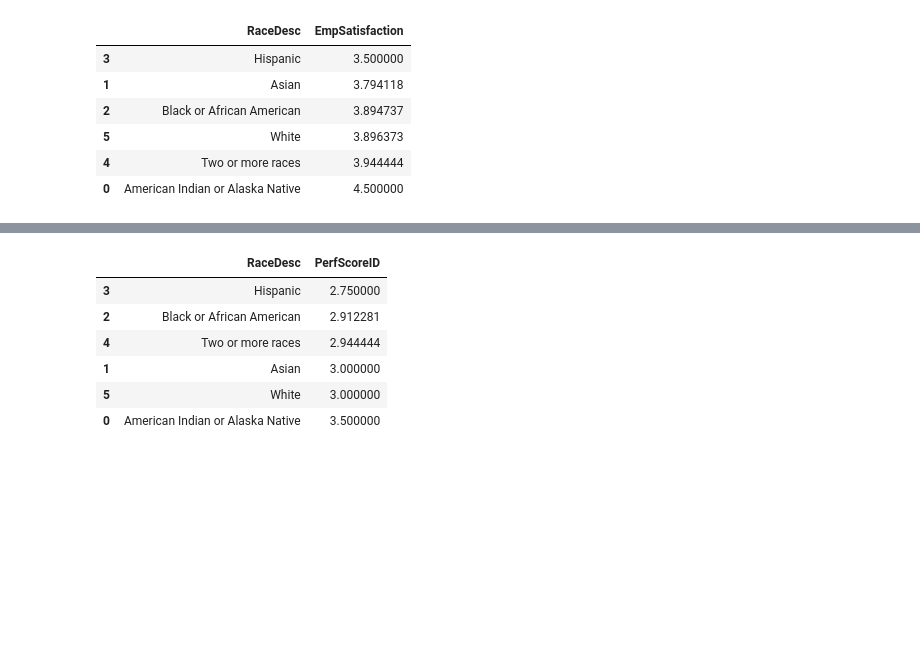
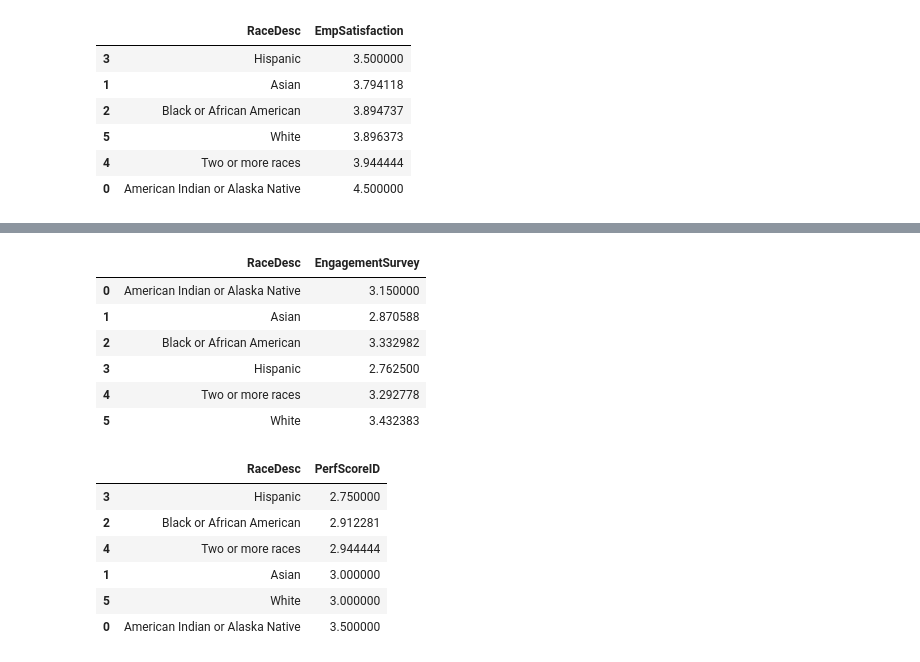
Before and after one commit to Vajrasamaya/Human_Capital_Analytics, a Jupyter notebook: Notebooks/EDA_HR_Analytics.ipynb, the cells around one changed output, grey strips where cells are left out. Cells and saved outputs as stored; diff of their text form; code cells hidden in the pictures; blank space fills up the shorter version.

```diff
--- a/Notebooks/EDA_HR_Analytics.ipynb
+++ b/Notebooks/EDA_HR_Analytics.ipynb
@@ -263,3 +263,13 @@ fig = px.bar(performance_race, x= 'RaceDesc', y= 'EmpSatisfaction',
 fig.show()
 # %% [output]
 [interactive output not drawn]
+# %%
+# mean employee engagement by racial cagegorization:
+engagement_race = pd.DataFrame(df.groupby(['RaceDesc'])['EngagementSurvey'].mean())
+engagement_race = engagement_race.reset_index()
+engagement_race.sort_values(by = 'EngagementSurvey', ascending = True)
+fig = px.bar(engagement_race, x= 'RaceDesc', y= 'EngagementSurvey',
+             color= 'RaceDesc', title= 'Employee Engagement by Racial Description')
+fig.show()
+engagement_race
+# %% [output]
@@ -266,3 +277,10 @@ fig.show()
+|  | RaceDesc | EngagementSurvey |
+| 0 | American Indian or Alaska Native | 3.150000 |
+| 1 | Asian | 2.870588 |
+| 2 | Black or African American | 3.332982 |
+| 3 | Hispanic | 2.762500 |
+| 4 | Two or more races | 3.292778 |
+| 5 | White | 3.432383 |
 # %%
 # creating dataframe to analyse Mean Performance Score by race
 performance_race = pd.DataFrame(df.groupby(['RaceDesc'])['PerfScoreID'].mean())
```
Also changed, not shown: parts of 6 cells of this notebook, 1 other file.
